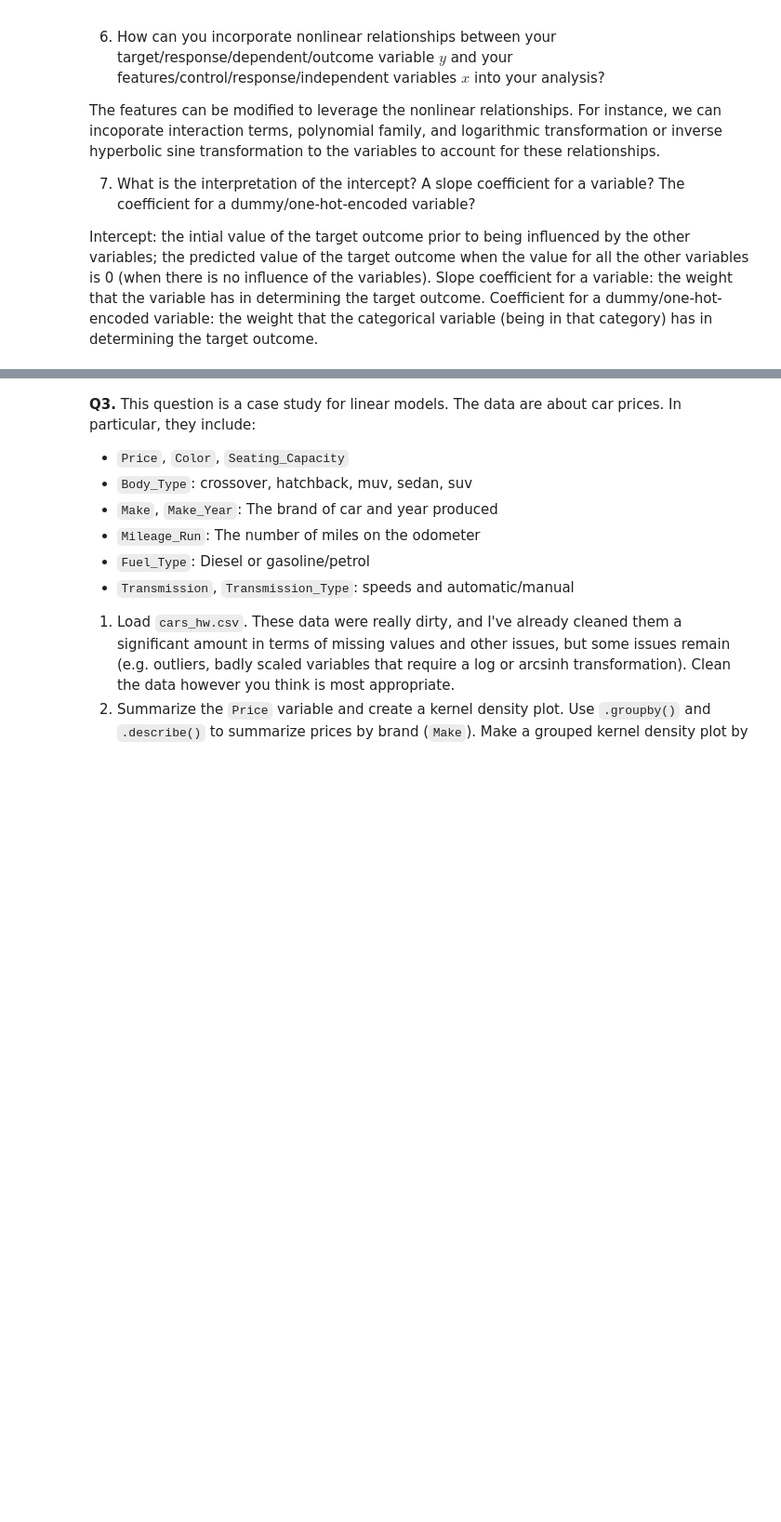
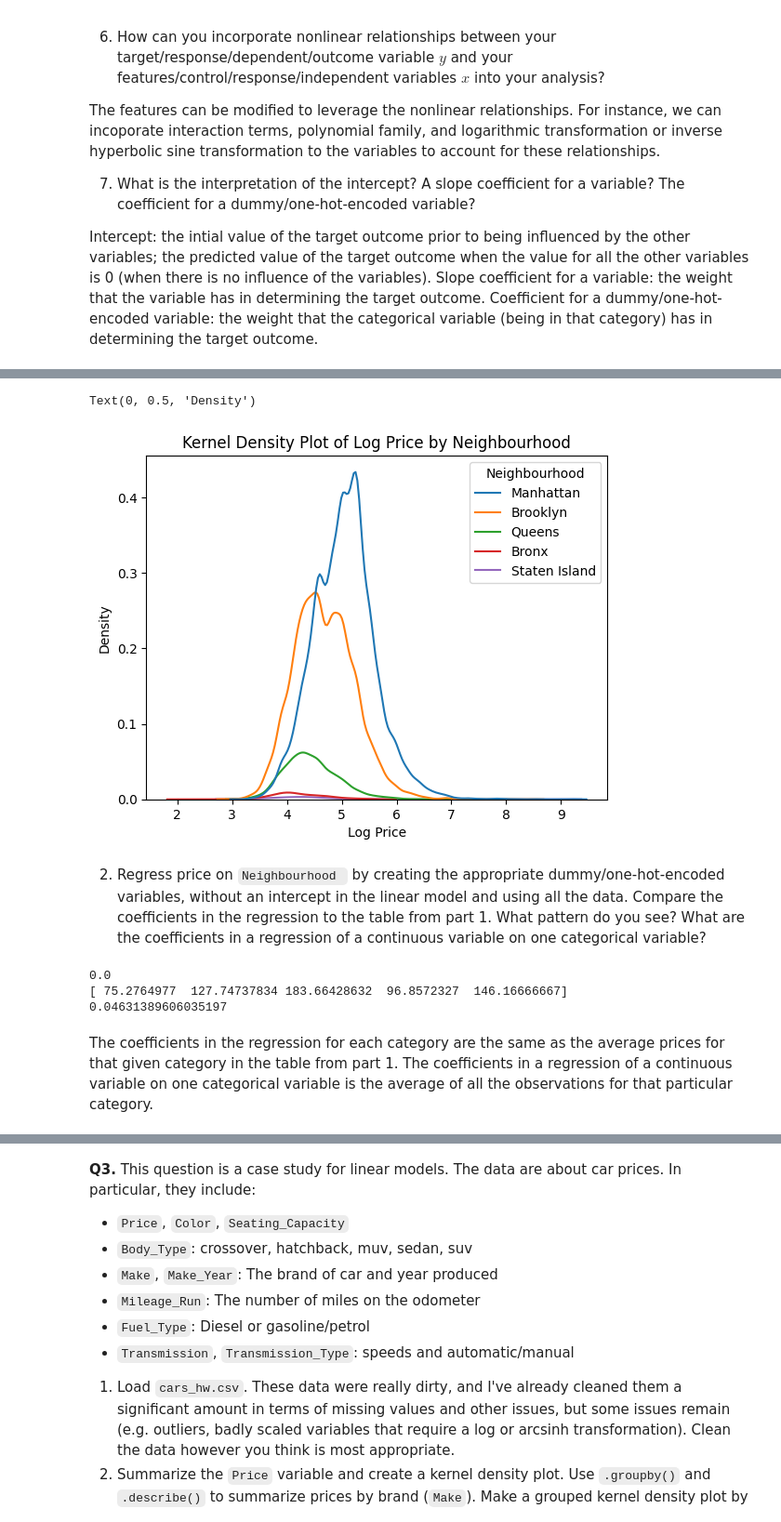
Before and after one commit to hasitanalluri/linearModels, a Jupyter notebook: assignment/assignment.ipynb, the cells around one changed output, grey strips where cells are left out. Shown: that part at 93% size. Saved outputs shown, nothing was run; the diff lists cells and outputs as text; code cells hidden in the pictures; blank space fills up the shorter version.

```diff
--- a/assignment/assignment.ipynb
+++ b/assignment/assignment.ipynb
@@ -62,0 +82,38 @@ Coefficient for a dummy/one-hot-encoded variable: the weight that the categorica
+# %%
+df['log_price'] = np.log(df['Price'])
+sns.kdeplot(data=df, x='log_price', hue='Neighbourhood')
+plt.title('Kernel Density Plot of Log Price by Neighbourhood')
+plt.xlabel('Log Price')
+plt.ylabel('Density')
+# %% [output]
+Text(0, 0.5, 'Density')
+[figure, added]
+# %% [markdown]
+2. Regress price on `Neighbourhood ` by creating the appropriate dummy/one-hot-encoded variables, without an intercept in the linear model and using all the data. Compare the coefficients in the regression to the table from part 1. What pattern do you see? What are the coefficients in a regression of a continuous variable on one categorical variable?
+# %%
+from sklearn.linear_model import LinearRegression # Import linear regression model
+
+# Create dummy variables
+dummy_vars = pd.get_dummies(df['Neighbourhood'], dtype=int)
+dummy_vars.head()
+
+df_dummy = pd.concat([df, dummy_vars], axis=1)
+df_dummy.head()
+
+# Regress price on Neighbourhood without intercept
+y = df_dummy['Price'] # Target variable
+vars = ['Bronx','Brooklyn', 'Manhattan','Queens', 'Staten Island'] # Features
+
+X = df_dummy.loc[:,vars] # Construct data matrix
+X.head()
+
+reg = LinearRegression(fit_intercept=False).fit(X, y) # Fit the linear model
+print(reg.intercept_) # Intercept value
+print(reg.coef_) # Regression coefficients
+print(reg.score(X, y)) # R squared measure
+# %% [output]
+0.0
+[ 75.2764977  127.74737834 183.66428632  96.8572327  146.16666667]
+0.04631389606035197
+# %% [markdown]
+The coefficients in the regression for each category are the same as the average prices for that given category in the table from part 1. The coefficients in a regression of a continuous variable on one categorical variable is the average of all the observations for that particular category.
```
Also changed, not shown: parts of 10 cells of this notebook.
